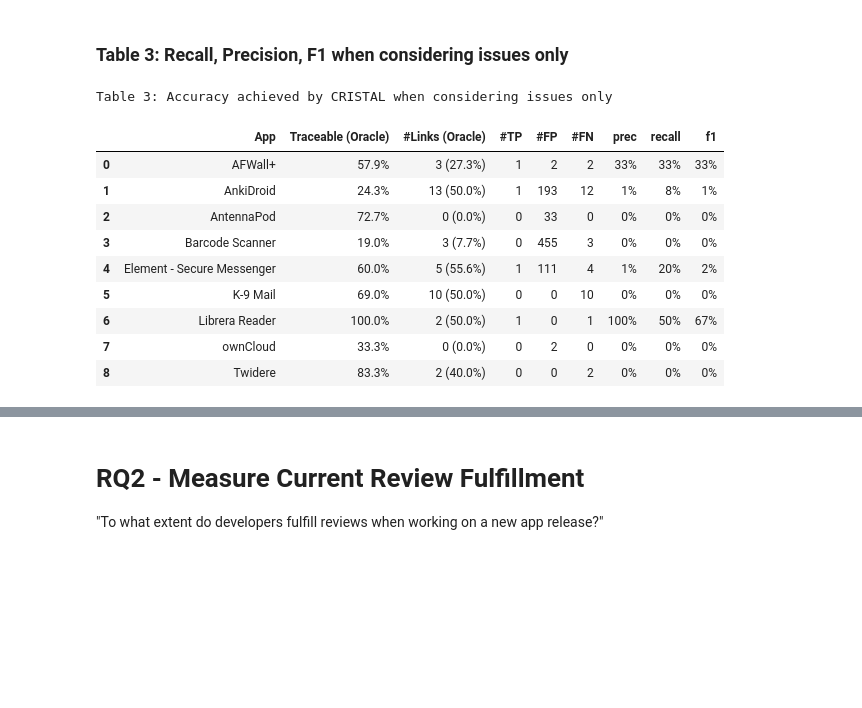
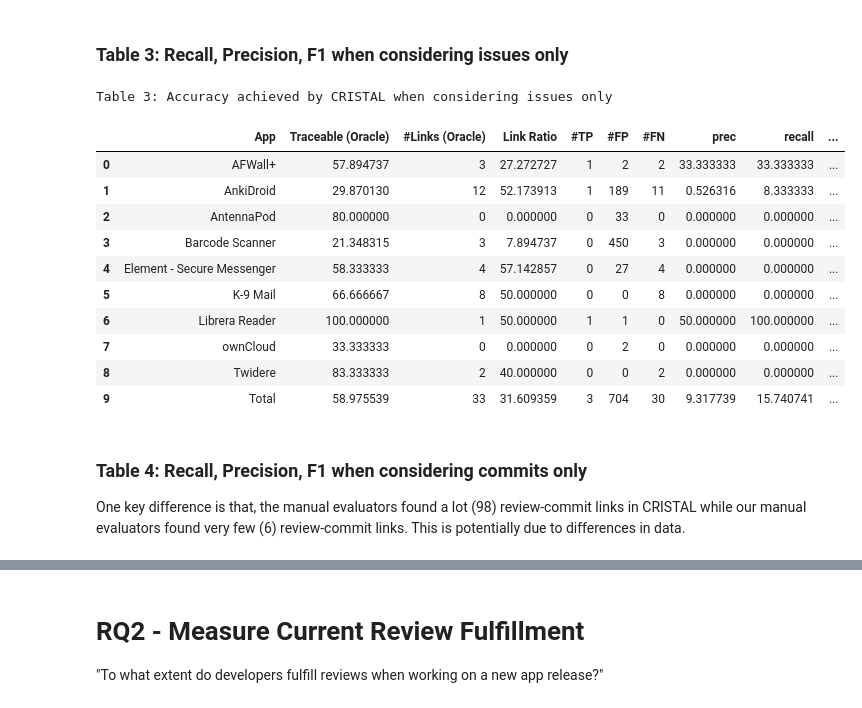
Before and after one commit to maleknaz/P4-CRISTAL-Replication, a Jupyter notebook: P4.ipynb, the cells around one changed output, grey strips where cells are left out. Saved outputs shown, nothing was run; the diff lists cells and outputs as text; code cells hidden in the pictures; blank space fills up the shorter version.

```diff
--- a/P4.ipynb
+++ b/P4.ipynb
@@ -404,6 +406,7 @@ pd.DataFrame(load_reviews('a2dp.Vol'))[:10]
 
 Using Asymmetric Dice similarity
 # %%
+from typing import Callable
 from hypy_utils.tqdm_utils import pmap
 
 
@@ -417,10 +420,11 @@ def date(iso_date: str) -> datetime:
     return dateutil.parser.isoparse(iso_date)
 
 
-def link_issues_to_reviews(app: str):
+def link_issues_to_reviews(app: str, reviews: list[ExtractedReview] | None = None):
     """
     Link issues and commits to reviews
 
+    :param reviews: List of reviews
     :param app: App package name
     :return:
     """
@@ -431,7 +435,7 @@ def link_issues_to_reviews(app: str):
         return json.loads(out.read_text())
 
     gui_kw = gui_keywords(repo)
-    reviews, issues, commits = load_reviews(app), issue_extract(repo), commit_collect(repo)
+    issues, commits = issue_extract(repo), commit_collect(repo)
     proc_iss, proc_com = preprocess_issues(repo), preprocess_commits(repo)
 
     # Get id, date, text only, and sort by date
@@ -441,9 +445,10 @@ def link_issues_to_reviews(app: str):
     # def find_date_index(lst: list[tuple[str, datetime, set]], d: datetime):
     #     for i in
 
-    # Filter reviews (informative and english reviews only)
-    # reviews = [r for r in reviews if r.informative and r.lang == 'en']
-    reviews = [r for r in reviews if r.lang == 'en']
+    # Load and filter reviews (informative and english reviews only)
+    reviews_defined = reviews is not None
+    if not reviews_defined:
+        reviews = [r for r in load_reviews(app) if r.informative and r.lang == 'en']
 
     # Loop through all reviews
     all_links = {}
@@ -486,8 +491,9 @@ def link_issues_to_reviews(app: str):
             'commits': identify_links(rel_commits),
         }
 
-    out.parent.mkdir(parents=True, exist_ok=True)
-    out.write_text(json.dumps(all_links))
+    if not reviews_defined:
+        out.parent.mkdir(parents=True, exist_ok=True)
+        out.write_text(json.dumps(all_links))
     return all_links
 
 
@@ -821,15 +827,18 @@ def table_3(apps: list[tuple[str, str]], attr: str):
     """
     table = []
     for pkg, repo in tq(apps, 'Generating table 3...'):
-        reviews = pd.read_csv(f'manual_eval/{pkg}/informative_reviews.csv')
+        reviews = pd.read_csv(f'p4-processed/manual_eval/{pkg}/informative_reviews.csv')
 
         # Filter manual reviews
-        filter = lambda r: None if (isinstance(r, float) and math.isnan(r)) or str(r).lower() == 'none' else str(r).replace('.0', '').split(',')
+        filter = lambda r: None if (isinstance(r, float) and math.isnan(r)) or str(r).lower() == 'none' \
+            else str(r).replace('.0', '').split(',')
         reviews['linked_issues'] = [filter(r) for r in reviews['linked_issues']]
         reviews['linked_commits'] = [filter(r) for r in reviews['linked_commits']]
 
         # Load CRISTAL-linked issues
-        cristal = link_issues_to_reviews(pkg)
+        cristal_reviews = [ExtractedReview(*[r[k] for k in ['id', 'score', 'text', 'version', 'date']] + [True, 'en'])
+                           for r in reviews.to_dict('records')]
+        cristal = link_issues_to_reviews(pkg, reviews=cristal_reviews)
 
         # Filter out reviews that are not in CRISTAL's list
         # print('===================')
@@ -850,50 +859,68 @@ def table_3(apps: list[tuple[str, str]], attr: str):
         # False positive: An issue/commit found by CRISTAL that's not found by manual evaluators
         # False negative: An issue/commit found by manual evaluators that's not found by CRISTAL
         tp, fp, fn = 0, 0, 0
         for i, r in reviews.iterrows():
             linked = {str(v) for v in r[f'linked_{attr}'] or []}
             pred = {str(v) for v in r[f'pred_{attr}'] or []}
 
             tp += sum(iss in linked for iss in pred)
             fp += len(pred) - tp
             fn += sum(iss not in pred for iss in linked)
 
         # Calculate precision, recall, f1
         prec = tp / (tp + fp) if tp + fp != 0 else 0
         rec = tp / (tp + fn) if tp + fn != 0 else 0
         f1 = 2 * (prec * rec) / (prec + rec) if prec + rec != 0 else 0
 
         table.append({
             'App': manual_app_names[pkg],
-            'Traceable (Oracle)': f'{traceable_ratio * 100:.1f}%',
-            '#Links (Oracle)': f"{links} ({links / len(reviews) * 100:.1f}%)",
+            'Traceable (Oracle)': traceable_ratio * 100,
+            '#Links (Oracle)': links,
+            'Link Ratio': links / len(reviews) * 100,
             '#TP': tp,
             '#FP': fp,
             '#FN': fn,
-            'prec': f'{prec * 100:.0f}%',
-            'recall': f'{rec * 100:.0f}%',
-            'f1': f'{f1 * 100:.0f}%',
+            'prec': prec * 100,
+            'recall': rec * 100,
+            'f1': f1 * 100,
         })
 
     df = pd.DataFrame(table)
-    df.append(df.sum(numeric_only=True), ignore_index=True)
-    return df
+    # df.loc["Total"] = df.sum(numeric_only=True)
+    table.append({
+        'App': 'Total',
+        'Traceable (Oracle)': df['Traceable (Oracle)'].mean(),
+        '#Links (Oracle)': df['#Links (Oracle)'].sum(),
+        'Link Ratio': df['Link Ratio'].mean(),
+        '#TP': df['#TP'].sum(),
+        '#FP': df['#FP'].sum(),
+        '#FN': df['#FN'].sum(),
+        'prec': df['prec'].mean(),
+        'recall': df['recall'].mean(),
+        'f1': df['f1'].mean(),
+    })
+    return pd.DataFrame(table)
 
 
 print('Table 3: Accuracy achieved by CRISTAL when considering issues only')
 table_3(manual_apps, 'issues')
 # %% [output]
 Table 3: Accuracy achieved by CRISTAL when considering issues only
-|  | App | Traceable (Oracle) | #Links (Oracle) | #TP | #FP | #FN | prec | recall | f1 |
-| 0 | AFWall+ | 57.9% | 3 (27.3%) | 1 | 2 | 2 | 33% | 33% | 33% |
-| 1 | AnkiDroid | 24.3% | 13 (50.0%) | 1 | 193 | 12 | 1% | 8% | 1% |
-| 2 | AntennaPod | 72.7% | 0 (0.0%) | 0 | 33 | 0 | 0% | 0% | 0% |
-| 3 | Barcode Scanner | 19.0% | 3 (7.7%) | 0 | 455 | 3 | 0% | 0% | 0% |
-| 4 | Element - Secure Messenger | 60.0% | 5 (55.6%) | 1 | 111 | 4 | 1% | 20% | 2% |
-| 5 | K-9 Mail | 69.0% | 10 (50.0%) | 0 | 0 | 10 | 0% | 0% | 0% |
-| 6 | Librera Reader | 100.0% | 2 (50.0%) | 1 | 0 | 1 | 100% | 50% | 67% |
-| 7 | ownCloud | 33.3% | 0 (0.0%) | 0 | 2 | 0 | 0% | 0% | 0% |
-| 8 | Twidere | 83.3% | 2 (40.0%) | 0 | 0 | 2 | 0% | 0% | 0% |
+|  | App | Traceable (Oracle) | #Links (Oracle) | Link Ratio | #TP | #FP | #FN | prec | recall | ... |
+| 0 | AFWall+ | 57.894737 | 3 | 27.272727 | 1 | 2 | 2 | 33.333333 | 33.333333 | ... |
+| 1 | AnkiDroid | 29.870130 | 12 | 52.173913 | 1 | 189 | 11 | 0.526316 | 8.333333 | ... |
+| 2 | AntennaPod | 80.000000 | 0 | 0.000000 | 0 | 33 | 0 | 0.000000 | 0.000000 | ... |
+| 3 | Barcode Scanner | 21.348315 | 3 | 7.894737 | 0 | 450 | 3 | 0.000000 | 0.000000 | ... |
+| 4 | Element - Secure Messenger | 58.333333 | 4 | 57.142857 | 0 | 27 | 4 | 0.000000 | 0.000000 | ... |
+| 5 | K-9 Mail | 66.666667 | 8 | 50.000000 | 0 | 0 | 8 | 0.000000 | 0.000000 | ... |
+| 6 | Librera Reader | 100.000000 | 1 | 50.000000 | 1 | 1 | 0 | 50.000000 | 100.000000 | ... |
+| 7 | ownCloud | 33.333333 | 0 | 0.000000 | 0 | 2 | 0 | 0.000000 | 0.000000 | ... |
+| 8 | Twidere | 83.333333 | 2 | 40.000000 | 0 | 0 | 2 | 0.000000 | 0.000000 | ... |
+| 9 | Total | 58.975539 | 33 | 31.609359 | 3 | 704 | 30 | 9.317739 | 15.740741 | ... |
+# %% [markdown]
+### Table 4: Recall, Precision, F1 when considering commits only
+
+One key difference is that, the manual evaluators found a lot (98) review-commit links in CRISTAL while our manual evaluators found very few (6) review-commit links. This is potentially due to differences in data.
 # %%
 print('Table 4: Accuracy achieved by CRISTAL when considering commits only')
 table_3(manual_apps, 'commits')
```
Also changed, not shown: parts of 6 cells of this notebook.
